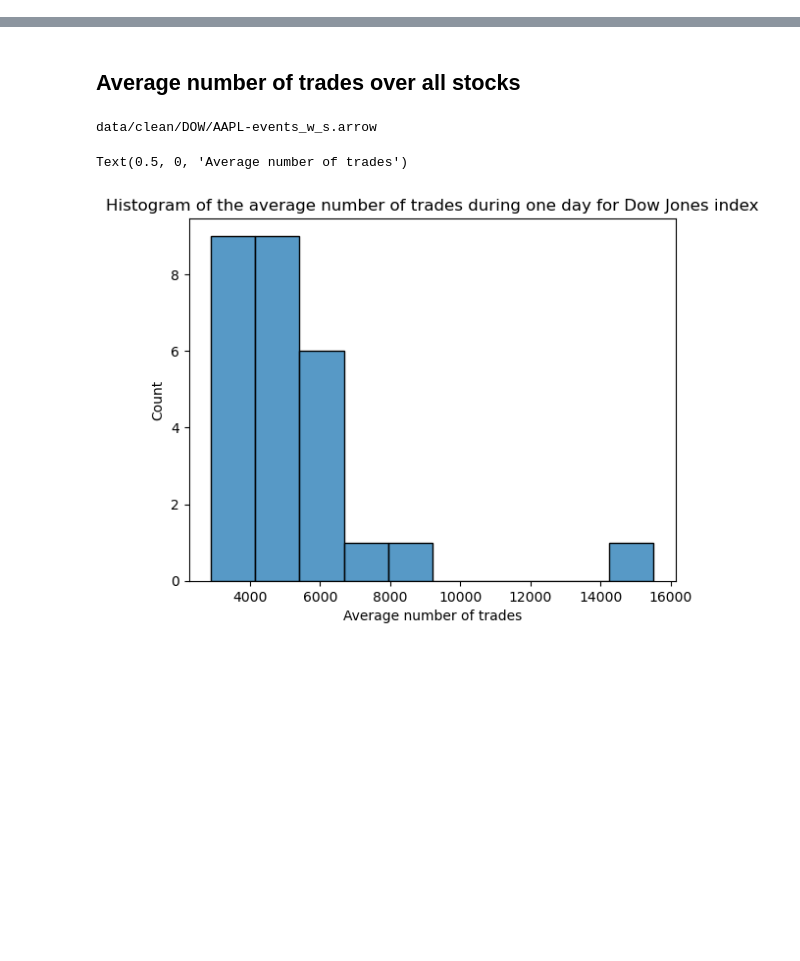
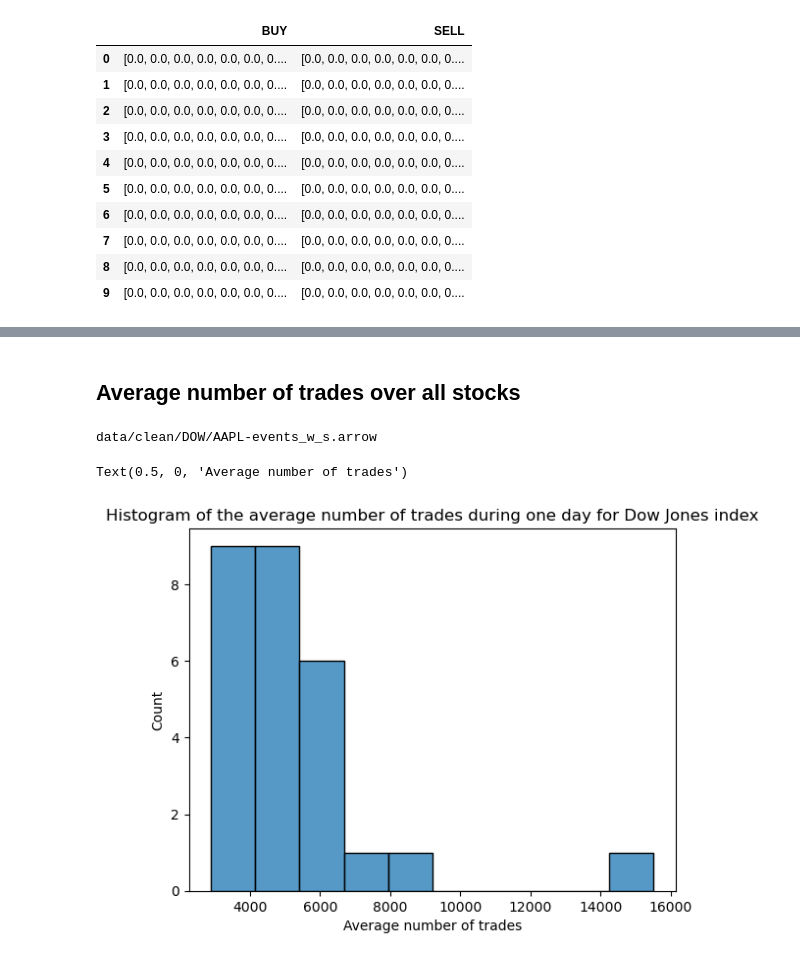
Before and after one commit to HaroldBenoit/behavioural-trading, a Jupyter notebook: project.ipynb, the cells around one changed output, grey strips where cells are left out. Cells and saved outputs as stored; diff of their text form; code cells hidden in the pictures; blank space fills up the shorter version.

```diff
--- a/project.ipynb
+++ b/project.ipynb
@@ -33,0 +115,18 @@ events.set_index("index",inplace=True)
+# %%
+tau_max=200
+digits_response ={"BUY":[np.zeros(tau_max) for i in range(10)], "SELL":[np.zeros(tau_max) for i in range(10)]}
+
+
+pd.DataFrame(digits_response)
+# %% [output]
+|  | BUY | SELL |
+| 0 | [0.0, 0.0, 0.0, 0.0, 0.0, 0.0, 0.... | [0.0, 0.0, 0.0, 0.0, 0.0, 0.0, 0.... |
+| 1 | [0.0, 0.0, 0.0, 0.0, 0.0, 0.0, 0.... | [0.0, 0.0, 0.0, 0.0, 0.0, 0.0, 0.... |
+| 2 | [0.0, 0.0, 0.0, 0.0, 0.0, 0.0, 0.... | [0.0, 0.0, 0.0, 0.0, 0.0, 0.0, 0.... |
+| 3 | [0.0, 0.0, 0.0, 0.0, 0.0, 0.0, 0.... | [0.0, 0.0, 0.0, 0.0, 0.0, 0.0, 0.... |
+| 4 | [0.0, 0.0, 0.0, 0.0, 0.0, 0.0, 0.... | [0.0, 0.0, 0.0, 0.0, 0.0, 0.0, 0.... |
+| 5 | [0.0, 0.0, 0.0, 0.0, 0.0, 0.0, 0.... | [0.0, 0.0, 0.0, 0.0, 0.0, 0.0, 0.... |
+| 6 | [0.0, 0.0, 0.0, 0.0, 0.0, 0.0, 0.... | [0.0, 0.0, 0.0, 0.0, 0.0, 0.0, 0.... |
+| 7 | [0.0, 0.0, 0.0, 0.0, 0.0, 0.0, 0.... | [0.0, 0.0, 0.0, 0.0, 0.0, 0.0, 0.... |
+| 8 | [0.0, 0.0, 0.0, 0.0, 0.0, 0.0, 0.... | [0.0, 0.0, 0.0, 0.0, 0.0, 0.0, 0.... |
+| 9 | [0.0, 0.0, 0.0, 0.0, 0.0, 0.0, 0.... | [0.0, 0.0, 0.0, 0.0, 0.0, 0.0, 0.... |
```
Also changed, not shown: parts of 10 cells of this notebook, 2 other files.
